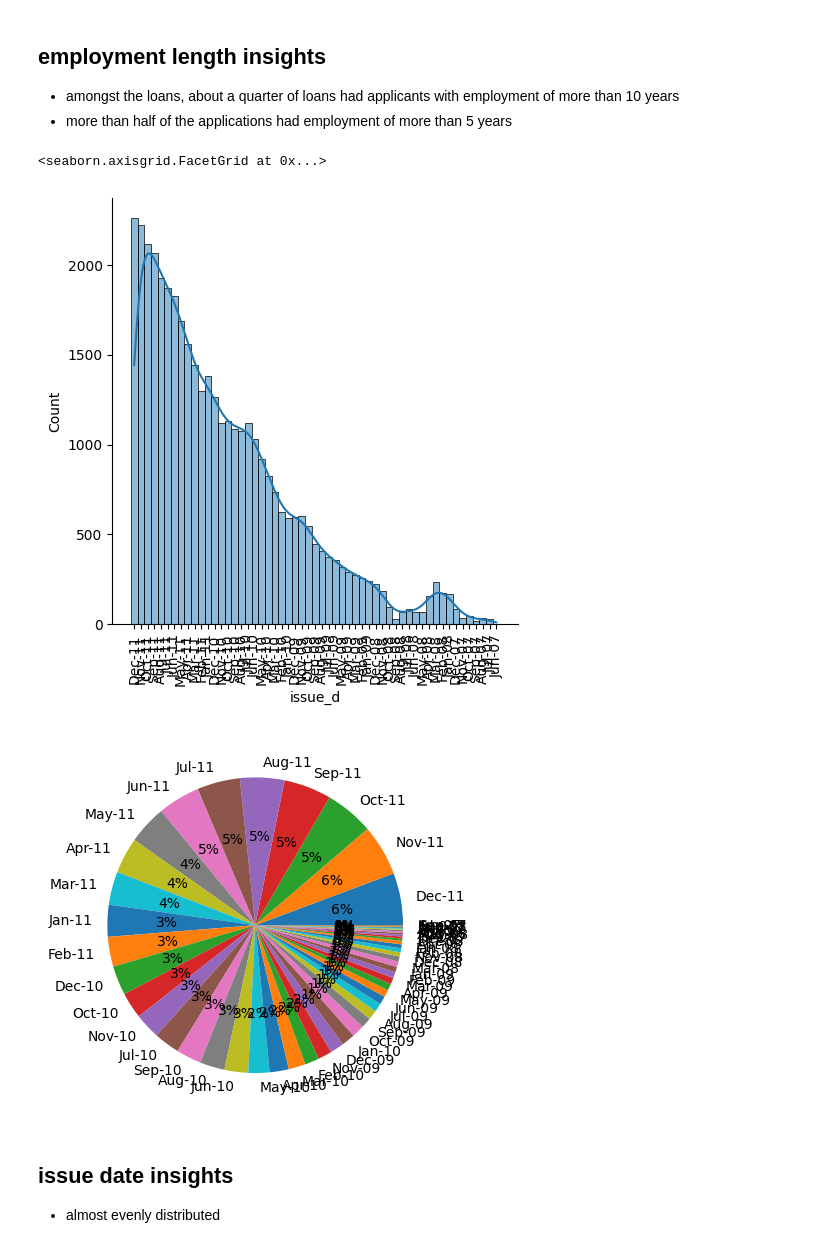
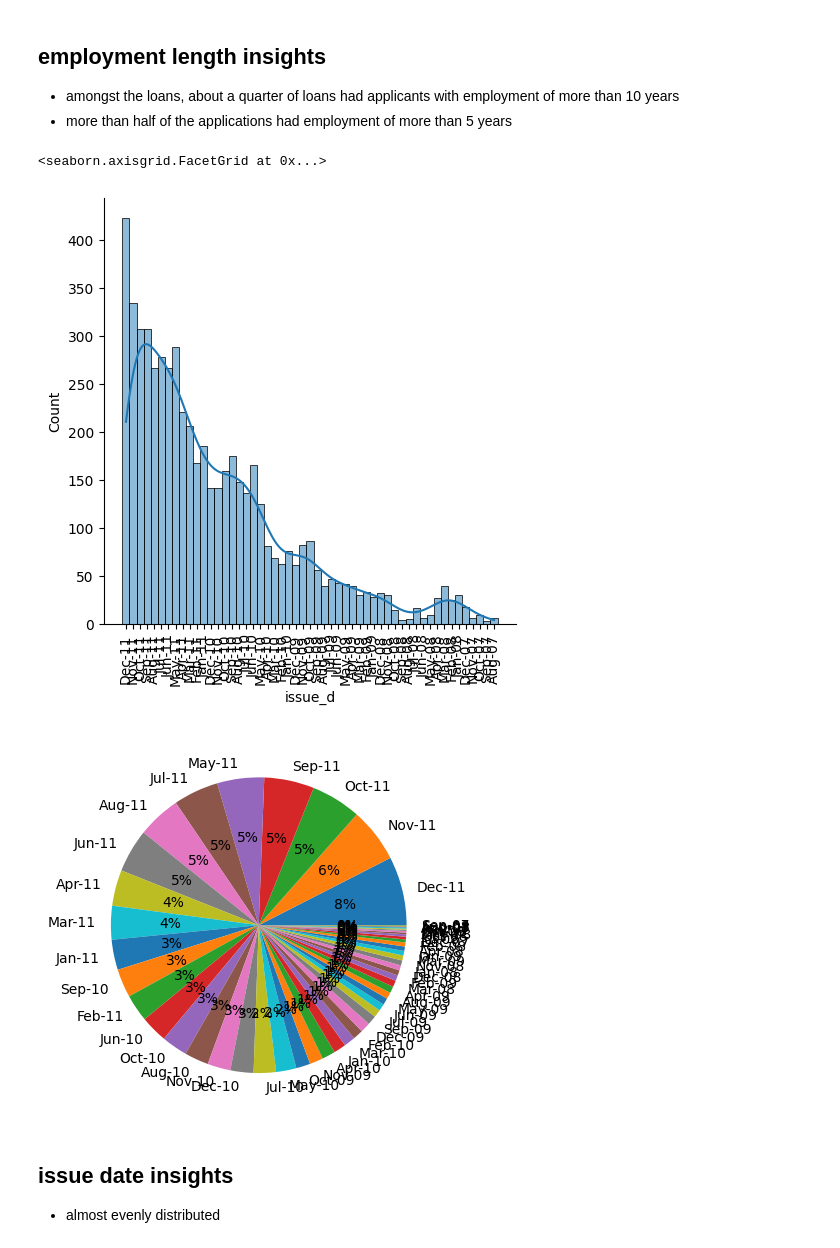
Before and after one commit to udaykirankavaturu/lending-club-case-study, a Jupyter notebook: uday_kiran_kavaturu.ipynb, the cells around one changed output. Drawn from its saved outputs; the diff is of its cells as text; code cells hidden in the pictures.

```diff
--- a/uday_kiran_kavaturu.ipynb
+++ b/uday_kiran_kavaturu.ipynb
@@ -554,15 +543,15 @@ plt.pie(emp_length,labels=emp_length.index,autopct="%.0f%%");
 - more than half of the applications had employment of more than 5 years
 # %%
 # issue date
-sns.displot(data=df, x="issue_d", kde=True).set_xticklabels(rotation=90)
+sns.displot(data=charged_off_loans_df, x="issue_d", kde=True).set_xticklabels(rotation=90)
 # %% [output]
 <seaborn.axisgrid.FacetGrid at 0x...>
-[figure, old version]
+[figure, new version]
 # %%
-issue_d = df['issue_d'].value_counts()
+issue_d = charged_off_loans_df['issue_d'].value_counts()
 plt.pie(issue_d,labels=issue_d.index,autopct="%.0f%%");
 # %% [output]
-[figure, old version]
+[figure, new version]
 # %% [markdown]
 ## issue date insights
 - almost evenly distributed
```
Also changed, not shown: parts of 96 cells of this notebook, 1 other file.
